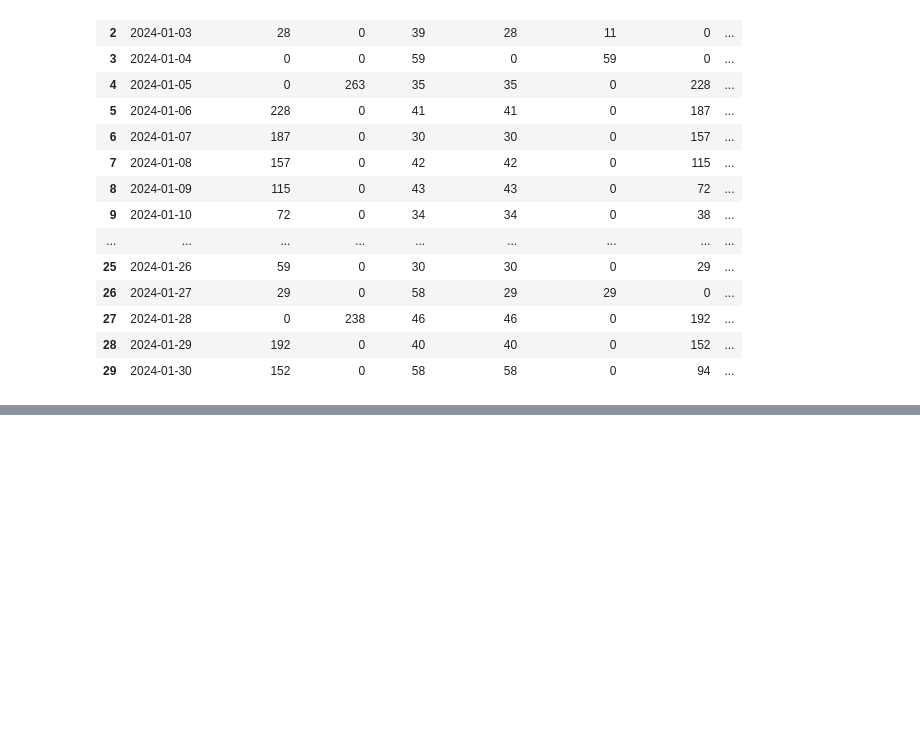
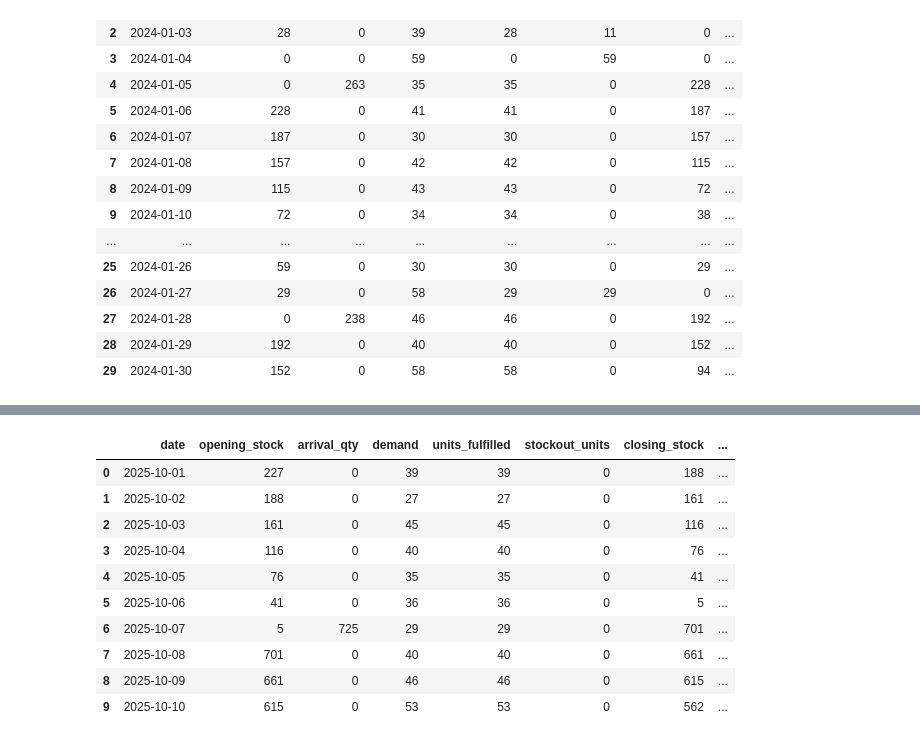
Before and after one commit to Durvank707/opsell-ai-ml-prep, a Jupyter notebook: EcomAI-OS/notebooks/03_inventory_simulation_v2.ipynb, the cells around one changed output, grey strips where cells are left out. Saved outputs shown, nothing was run; the diff lists cells and outputs as text; code cells hidden in the pictures; blank space fills up the shorter version.

```diff
--- a/EcomAI-OS/notebooks/03_inventory_simulation_v2.ipynb
+++ b/EcomAI-OS/notebooks/03_inventory_simulation_v2.ipynb
@@ -255,0 +449,7 @@ simulation
+# %%
+safety_stock = calculate_safety_stock(
+    error_std=p001_error_std,
+    lead_time_days=lead_time_days,
+)
+
+print("Safety stock:", safety_stock)
@@ -255,0 +645,21 @@ simulation
+# %%
+backtest_start = pd.Timestamp("2025-10-01")
+
+historical_before_backtest = sales[
+    (sales["product_id"] == product_id)
+    & (pd.to_datetime(sales["date"]) < backtest_start)
+].copy()
+
+average_daily_demand = (
+    historical_before_backtest["units_sold"].mean()
+)
+
+inventory_days = 5  # V1 configuration for P001
+
+starting_stock = int(
+    round(average_daily_demand * inventory_days)
+)
+
+print("Average daily demand before backtest:", average_daily_demand)
+print("V1 inventory days:", inventory_days)
+print("V2 starting stock:", starting_stock)
@@ -255,0 +720,27 @@ simulation
+# %%
+backtest_results = run_backtest(
+    product_history=sales[
+        sales["product_id"] == product_id
+    ].copy(),
+    start_date="2025-10-01",
+    end_date="2025-12-31",
+    starting_stock=starting_stock,
+    model=model,
+    model_features=MODEL_FEATURES,
+    safety_stock=safety_stock,
+    lead_time_days=lead_time_days,
+)
+# %%
+backtest_results.head(10)
+# %% [output]
+|  | date | opening_stock | arrival_qty | demand | units_fulfilled | stockout_units | closing_stock | ... |
+| 0 | 2025-10-01 | 227 | 0 | 39 | 39 | 0 | 188 | ... |
+| 1 | 2025-10-02 | 188 | 0 | 27 | 27 | 0 | 161 | ... |
+| 2 | 2025-10-03 | 161 | 0 | 45 | 45 | 0 | 116 | ... |
+| 3 | 2025-10-04 | 116 | 0 | 40 | 40 | 0 | 76 | ... |
+| 4 | 2025-10-05 | 76 | 0 | 35 | 35 | 0 | 41 | ... |
+| 5 | 2025-10-06 | 41 | 0 | 36 | 36 | 0 | 5 | ... |
+| 6 | 2025-10-07 | 5 | 725 | 29 | 29 | 0 | 701 | ... |
+| 7 | 2025-10-08 | 701 | 0 | 40 | 40 | 0 | 661 | ... |
+| 8 | 2025-10-09 | 661 | 0 | 46 | 46 | 0 | 615 | ... |
+| 9 | 2025-10-10 | 615 | 0 | 53 | 53 | 0 | 562 | ... |
```
Also changed, not shown: parts of 63 cells of this notebook, 2 other files.
